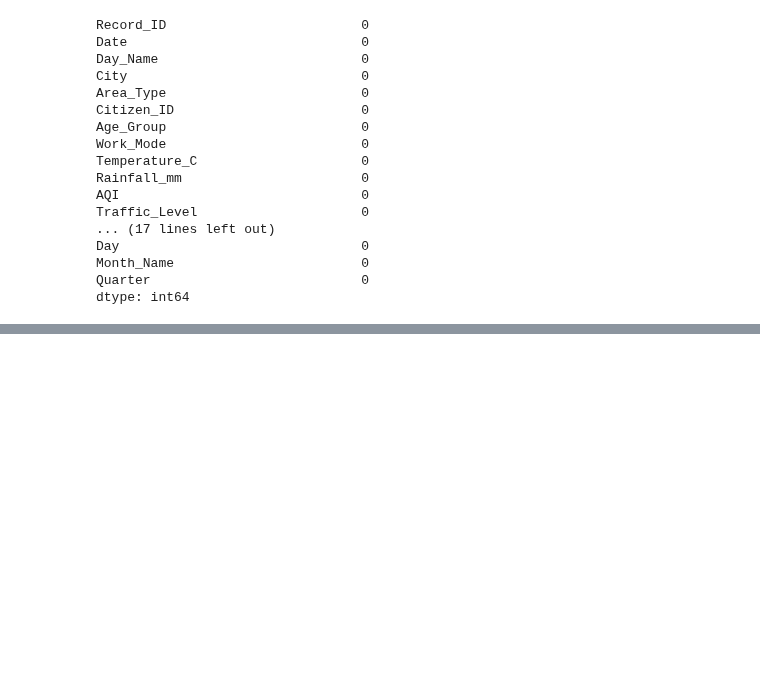
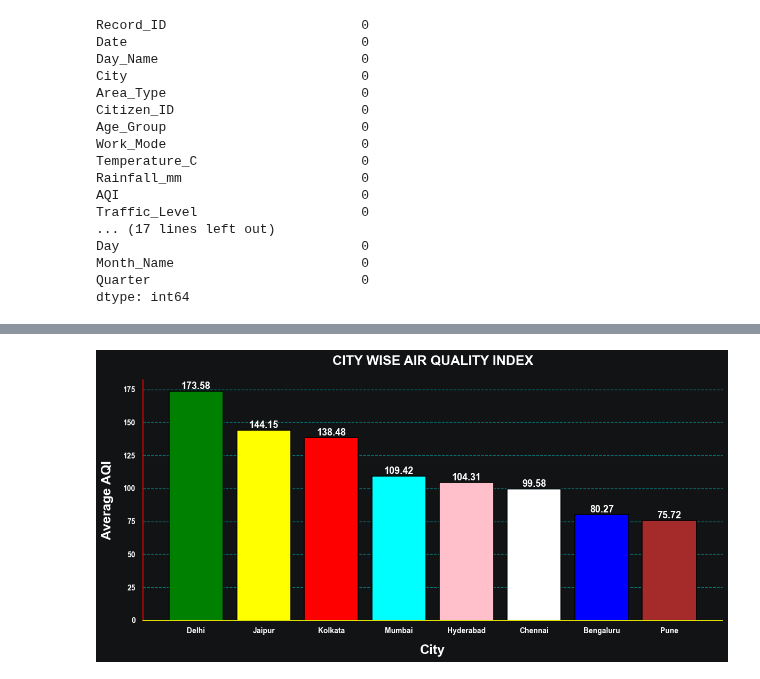
Before and after one commit to Suraj-kumar121K/PANDAS-CURSE, a Jupyter notebook: smart_city_urban_life_analysis_Project/EDA_Problem.ipynb, the cells around one changed output, grey strips where cells are left out. Cells and saved outputs as stored; diff of their text form; code cells hidden in the pictures; blank space fills up the shorter version.

```diff
--- a/smart_city_urban_life_analysis_Project/EDA_Problem.ipynb
+++ b/smart_city_urban_life_analysis_Project/EDA_Problem.ipynb
@@ -100,0 +411,3 @@ dc["Date"] = pd.to_datetime(dc["Date"])
+# %%
+Avg_Aqi_City = dc.groupby("City")["AQI"].mean().round(2)
+Avg_Aqi_City
@@ -100,0 +427,91 @@ dc["Date"] = pd.to_datetime(dc["Date"])
+# %%
+Avg_Aqi_City = Avg_Aqi_City.sort_values(ascending=False)
+plt.figure(figsize=(12, 6), facecolor="#121314")
+
+bar = plt.bar(
+    Avg_Aqi_City.index,
+    Avg_Aqi_City.values,
+    color=["green", "Yellow", "red", "cyan", "pink", "white", "blue", "brown"],
+    edgecolor="black",
+    linewidth=1.2
+)
+
+plt.title(
+    "CITY WISE AIR QUALITY INDEX",
+    color="white",
+    fontsize=18,
+    fontweight="bold",
+    pad=20
+)
+
+plt.xlabel(
+    "City",
+    color="white",
+    fontsize = 18,
+    fontweight="bold",
+    labelpad=13
+)
+
+plt.ylabel(
+    "Average AQI",
+    color="white",
+    fontsize = 18,
+    fontweight="bold",
+    labelpad=13
+)
+
+plt.gca().set_facecolor("#121314")
+
+plt.xticks(
+    rotation=0,
+    ha="center",
+    fontsize=10,
+    fontweight="bold",
+    color="white"
+)
+
+plt.yticks(
+    fontsize=10,
+    fontweight="bold",
+    color="white"
+)
+
+plt.grid(
+    axis="y",
+    linestyle="--",
+    alpha=0.4,
+    color="cyan"
+)
+
+for bar in bar:
+    value = bar.get_height()
+    plt.text(
+        bar.get_x() + bar.get_width() / 2,
+        value,
+        f"{value:,.2f}",
+        ha="center",
+        va="bottom",
+        fontsize=13,
+        fontweight="bold",
+        color="white"
+    )
+
+plt.gca().spines["top"].set_visible(False)
+plt.gca().spines["right"].set_visible(False)
+plt.gca().spines["left"].set_color("red")
+plt.gca().spines["bottom"].set_color("yellow")
+
+plt.grid(
+    axis="y",
+    linestyle="--",
+    alpha=0.4,
+    color="cyan"
+)
+
+plt.gca().xaxis.grid(False)
+
+plt.tight_layout()
+
+plt.show()
+# %% [output]
+[figure, added]
```
Also changed, not shown: parts of 85 cells of this notebook.
